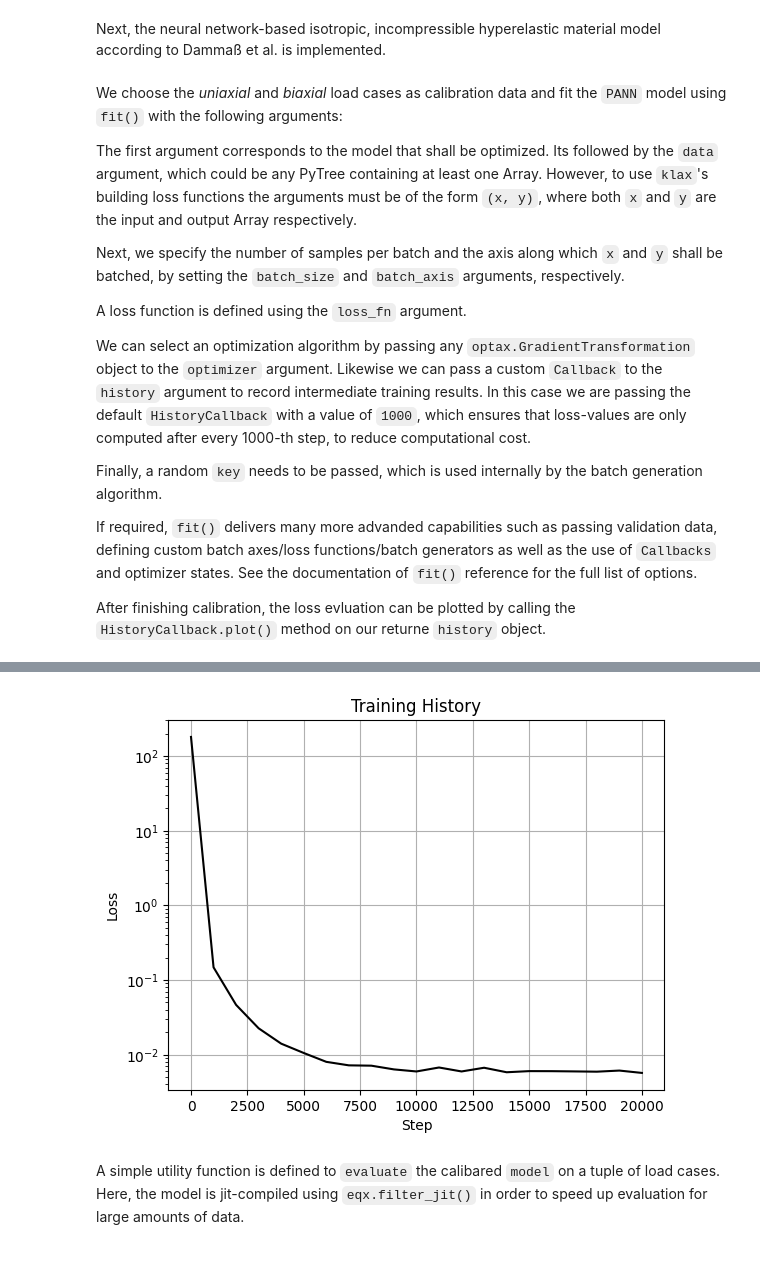
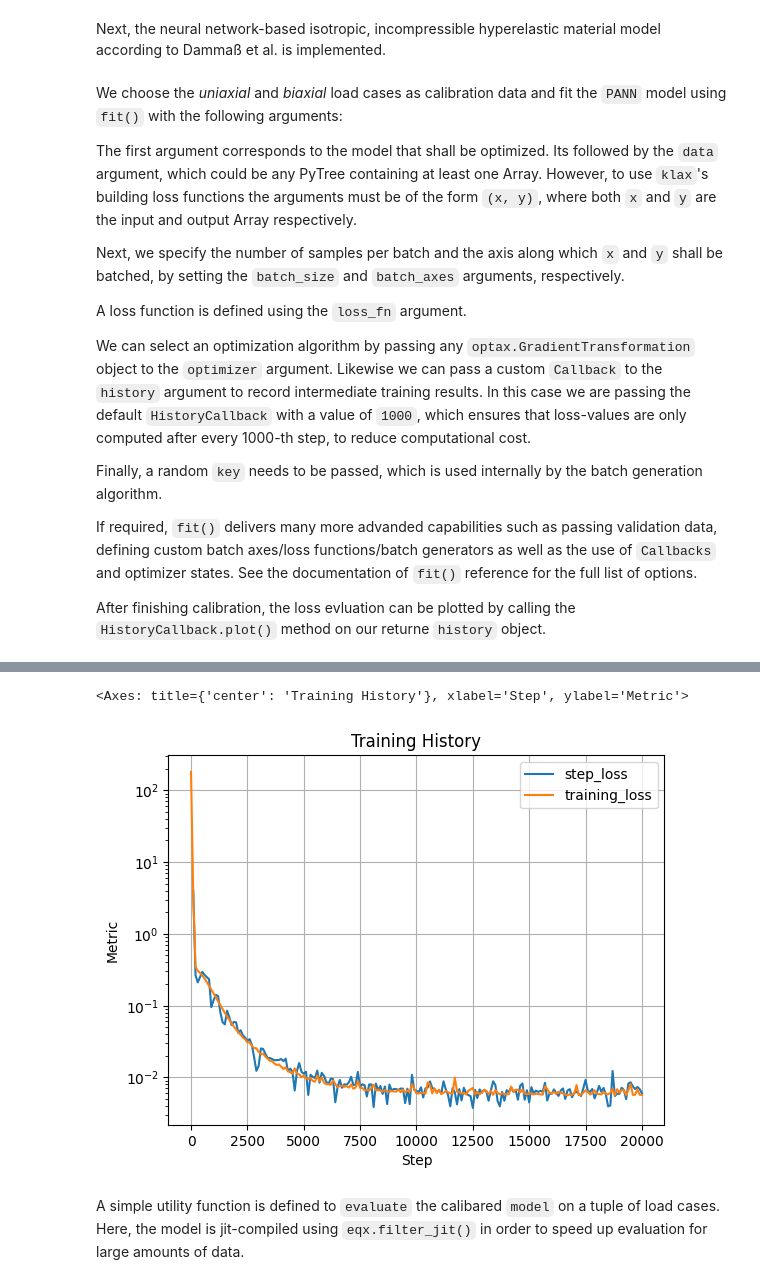
Before and after one commit to Drenderer/klax, a Jupyter notebook: docs/examples/isotropic_hyperelasticity.ipynb, the cells around one changed output, grey strips where cells are left out. Cells and saved outputs as stored; diff of their text form; code cells hidden in the pictures.

Commit message:
Updated the docs examples to work with the new training loop

```diff
--- a/docs/examples/isotropic_hyperelasticity.ipynb
+++ b/docs/examples/isotropic_hyperelasticity.ipynb
@@ -260,7 +260,7 @@ We choose the *uniaxial* and *biaxial* load cases as calibration data and fit th
 
 The first argument corresponds to the model that shall be optimized. Its followed by the `data` argument, which could be any PyTree containing at least one Array. However, to use `klax`'s building loss functions the arguments must be of the form `(x, y)`, where both `x` and `y` are the input and output Array respectively.
 
-Next, we specify the number of samples per batch and the axis along which `x` and `y` shall be batched, by setting the `batch_size` and `batch_axis` arguments, respectively.
+Next, we specify the number of samples per batch and the axis along which `x` and `y` shall be batched, by setting the `batch_size` and `batch_axes` arguments, respectively.
 
 A loss function is defined using the `loss_fn` argument.
 
@@ -283,11 +283,10 @@ model, history = klax.fit(
     model,
     (x, y),
     batch_size=32,
-    batch_axis=0,
+    batch_axes=0,
     steps=20_000,
-    loss_fn=klax.mse,
+    loss=klax.mse,
     optimizer=optax.adam(2e-3),
-    history=klax.HistoryCallback(1000),
     key=keys[1],
 )
 
@@ -313,4 +312,5 @@ Training took: 0:00:17.094651
+<Axes: title={'center': 'Training History'}, xlabel='Step', ylabel='Metric'>
-[figure, old version]
+[figure, new version]
 # %% [markdown]
 A simple utility function is defined to `evaluate` the calibared `model` on a tuple of load cases. Here, the model is jit-compiled using `eqx.filter_jit()` in order to speed up evaluation for large amounts of data.
 # %%
```
Also changed, not shown: parts of 1 cell of this notebook, 3 other files.
